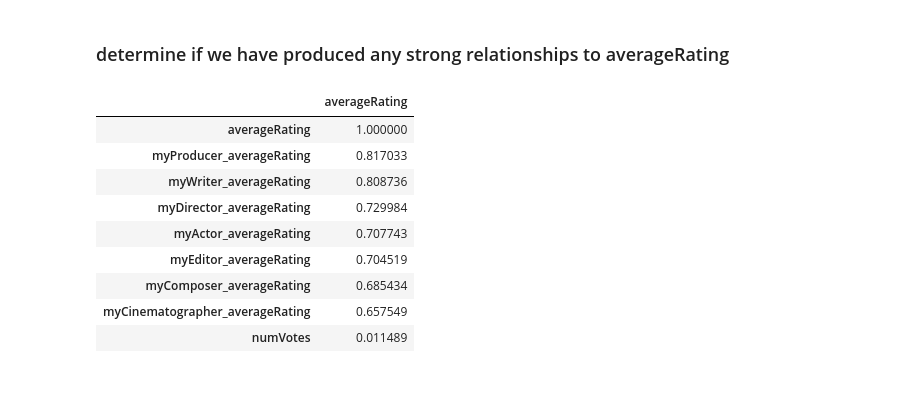
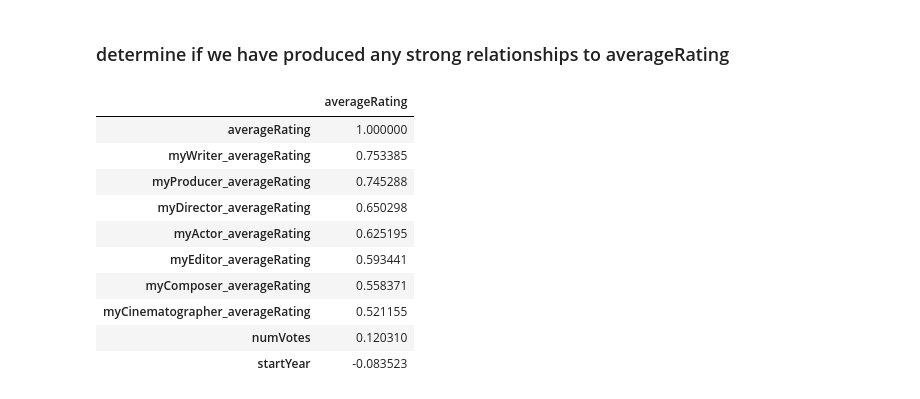
Before and after one commit to dniedermier-cscc/Scrum-Lords-Capstone-2018, a Jupyter notebook: IMDB/Working Notebooks/IMDB_Capstone_DN - Explore Data.ipynb, the cells around one changed output. Cells and saved outputs as stored; diff of their text form; code cells hidden in the pictures.

Commit message:
updated startYear to be >= 1920

```diff
--- a/IMDB/Working Notebooks/IMDB_Capstone_DN - Explore Data.ipynb
+++ b/IMDB/Working Notebooks/IMDB_Capstone_DN - Explore Data.ipynb
@@ -369,12 +369,13 @@ editorRollup.head(5)
 # %% [markdown]
 <h3>filter by date range</h3>
 # %%
-titleBasics = titleBasics[(titleBasics.isAdult == "0") & (titleBasics.titleType == 'movie') & (titleBasics.startYear >= 1980) & (titleBasics.startYear < 2018)]
+titleBasics = titleBasics[(titleBasics.isAdult == "0") & (titleBasics.titleType == 'movie') & (titleBasics.startYear >= 1920)]
 # %% [markdown]
 <h3>use left outer joins to merge data to title.Ratings</h3>
 <h4>this gives us a roll up of the average rating on each movie by category of all title.Principals associated to the movie</h4>
 # %%
-myData = pd.merge(titleRatings, actorRollup, left_on = ['tconst'], right_on = ['tconst'], how='inner')
+myData = pd.merge (titleBasics, titleRatings,left_on = ['tconst'], right_on = ['tconst'], how='inner')
+myData = pd.merge(myData, actorRollup, left_on = ['tconst'], right_on = ['tconst'], how='inner')
 myData = pd.merge(myData, producerRollup, left_on = ['tconst'], right_on = ['tconst'], how='inner')
 myData = pd.merge(myData, writerRollup, left_on = ['tconst'], right_on = ['tconst'], how='inner')
 myData = pd.merge(myData, directorRollup, left_on = ['tconst'], right_on = ['tconst'], how='inner')
@@ -385,20 +386,21 @@ myData = pd.merge(myData, editorRollup, left_on = ['tconst'], right_on = ['tcons
 <h3>determine if we have produced any strong relationships to averageRating</h3>
 # %%
 myCorr = myData.corr()
-myCorr = myCorr.drop(['numVotes','myActor_averageRating','myProducer_averageRating','myWriter_averageRating','myDirector_averageRating','myComposer_averageRating','myCinematographer_averageRating','myEditor_averageRating' ],axis = 1)
+myCorr = myCorr.drop(['startYear','numVotes','myActor_averageRating','myProducer_averageRating','myWriter_averageRating','myDirector_averageRating','myComposer_averageRating','myCinematographer_averageRating','myEditor_averageRating' ],axis = 1)
 myCorr = myCorr.sort_values(by='averageRating', ascending=False)
 myCorr
 # %% [output]
 |  | averageRating |
 | averageRating | 1.000000 |
-| myProducer_averageRating | 0.817033 |
-| myWriter_averageRating | 0.808736 |
-| myDirector_averageRating | 0.729984 |
-| myActor_averageRating | 0.707743 |
-| myEditor_averageRating | 0.704519 |
-| myComposer_averageRating | 0.685434 |
-| myCinematographer_averageRating | 0.657549 |
-| numVotes | 0.011489 |
+| myWriter_averageRating | 0.753385 |
+| myProducer_averageRating | 0.745288 |
+| myDirector_averageRating | 0.650298 |
+| myActor_averageRating | 0.625195 |
+| myEditor_averageRating | 0.593441 |
+| myComposer_averageRating | 0.558371 |
+| myCinematographer_averageRating | 0.521155 |
+| numVotes | 0.120310 |
+| startYear | -0.083523 |
 # %%
 myData.count()
 # %% [output]
```
Also changed, not shown: parts of 13 cells of this notebook.
